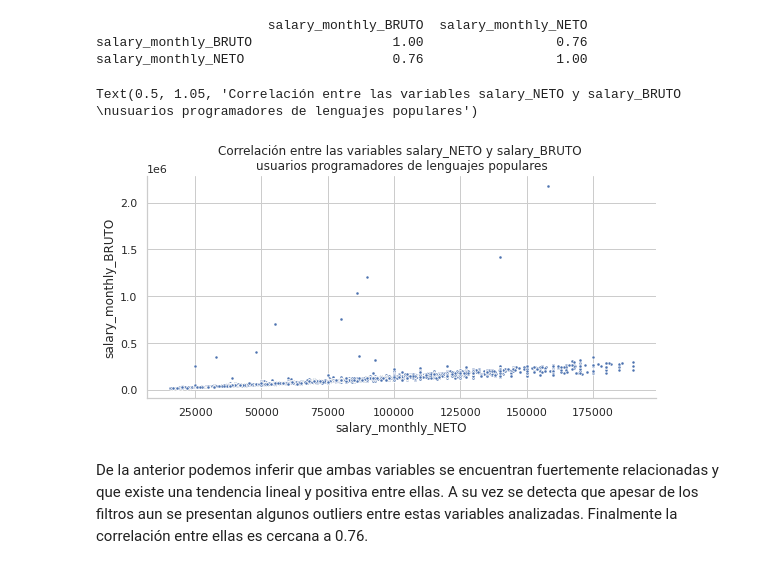
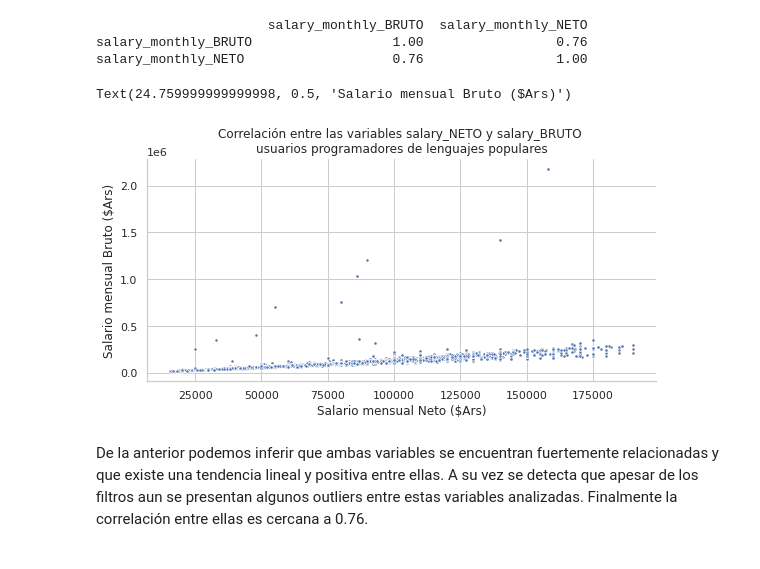
Before and after one commit to argennof/Data_A-V_2022, a Jupyter notebook: Grupo_24_Entregable_Parte_1.ipynb, the cells around one changed output. Cells and saved outputs as stored; diff of their text form; code cells hidden in the pictures.

```diff
--- a/Grupo_24_Entregable_Parte_1.ipynb
+++ b/Grupo_24_Entregable_Parte_1.ipynb
@@ -640,12 +638,14 @@ salary_monthly_NETO                   0.76                 1.00
 # %%
 seaborn.pairplot(data=df_without_outliers, y_vars=['salary_monthly_BRUTO'], markers='.',palette='Set3',
                  x_vars=['salary_monthly_NETO'], aspect=2, height=4)
+
 plt.title('Correlación entre las variables salary_NETO y salary_BRUTO \nusuarios programadores de lenguajes populares',
           loc='center',  y = 1.05)
-# .set_axis_labels('Salario Neto', 'Salario Bruto', fontsize=12)
+plt.xlabel("Salario mensual Neto ($Ars)")
+plt.ylabel("Salario mensual Bruto ($Ars)")
 # %% [output]
-Text(0.5, 1.05, 'Correlación entre las variables salary_NETO y salary_BRUTO \nusuarios programadores de lenguajes populares')
+Text(24.759999999999998, 0.5, 'Salario mensual Bruto ($Ars)')
-[figure, old version]
+[figure, new version]
 # %% [markdown]
 De la anterior podemos inferir que ambas variables se encuentran fuertemente relacionadas y que existe una tendencia lineal y positiva entre ellas. A su vez se detecta que apesar de los filtros aun se presentan algunos outliers entre estas variables analizadas. Finalmente la correlación entre ellas es cercana a 0.76.
 # %% [markdown]
```
Also changed, not shown: parts of 10 cells of this notebook.
